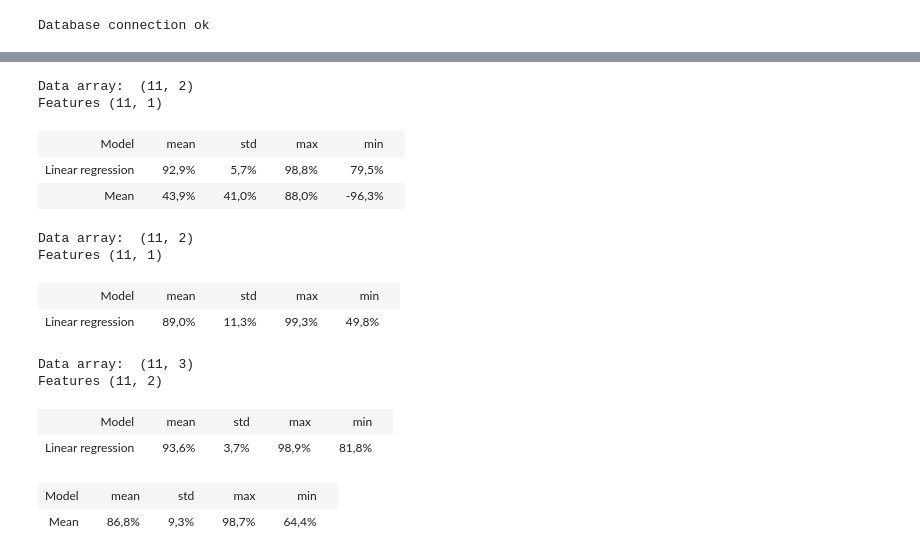
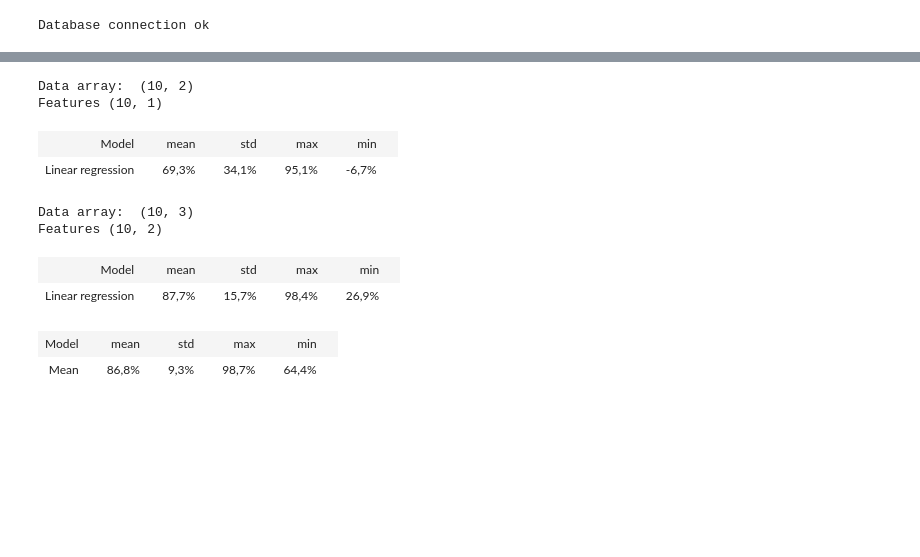
Before and after one commit to Miikkasna/cablepredictions, a Jupyter notebook: Whole ship cable quantities.ipynb, the cells around one changed output, grey strips where cells are left out. Drawn from its saved outputs; the diff is of its cells as text; code cells hidden in the pictures; blank space fills up the shorter version.

```diff
--- a/Whole ship cable quantities.ipynb
+++ b/Whole ship cable quantities.ipynb
@@ -36,62 +90,65 @@ Database connection ok
 # %%
 # Whole ship cable quantities
 # Predictors:
-# GT
+# Ship squares
 # Algorithms:
 # Linear regression
 
 # Get the data
-cursor.execute("SELECT gross_tonnage, sum(amount) FROM routed as r"
-    " LEFT JOIN projects as p ON p.project_id=r.project_id"
-    " GROUP BY r.project_id, gross_tonnage")
+cursor.execute("SELECT ship_squares , sum(quantity) FROM cable_quantities as r"
+    " LEFT JOIN (SELECT project_id, sum(squares) as ship_squares FROM areas GROUP BY project_id) as a ON a.project_id=r.project_id"
+    " WHERE r.project_id<>1376"
+    " GROUP BY r.project_id, ship_squares")
 data = np.array(cursor.fetchall()).astype('float32')
 print('Data array: ', data.shape)
 X = data[:, 0].reshape((-1, 1))
 print('Features', X.shape)
 y = data[:, -1]
 
 
 # init lpo split
 p = 2 #ships
 lpo = LeavePOut(p)
 
 # init regression model
 models = dict()
 models['Linear regression'] = linear_model.LinearRegression()
-models['Mean'] = DummyRegressor(strategy='mean')
 
 # train and evaluate all models with lpo
 table_rows = [['Model', 'mean', 'std', 'max', 'min']]
 for model_name in models.keys():
     model = models[model_name]
     scores = []
     for train_i, test_i in lpo.split(X):
         model.fit(X[train_i], y[train_i])
         preds = model.predict(X[test_i])
         scores.append(mape(y[test_i], preds))
     scores = np.array(scores)
     table_rows.append((model_name, 1-scores.mean(), scores.std(), 1-scores.min(), 1-scores.max()))
 display_table(table_rows)
 # %% [output]
-Data array:  (11, 2)
-Features (11, 1)
+Data array:  (10, 2)
+Features (10, 1)
 | Model |  | mean |  | std |  | max |  | min |  |
-| Linear regression |  | 92,9% |  | 5,7% |  | 98,8% |  | 79,5% |  |
-| Mean |  | 43,9% |  | 41,0% |  | 88,0% |  | -96,3% |  |
+| Linear regression |  | 69,3% |  | 34,1% |  | 95,1% |  | -6,7% |  |
 # %%
 # Whole ship cable quantities
 # Predictors:
+# GT
 # Ship squares
 # Algorithms:
 # Linear regression
 
+
 # Get the data
-cursor.execute("SELECT ship_squares , sum(amount) FROM routed as r"
+cursor.execute("SELECT gross_tonnage, ship_squares , sum(quantity) FROM cable_quantities as r"
     " LEFT JOIN (SELECT project_id, sum(squares) as ship_squares FROM areas GROUP BY project_id) as a ON a.project_id=r.project_id"
-    " GROUP BY r.project_id, ship_squares")
+    " LEFT JOIN projects as p ON p.project_id=r.project_id"
+    " WHERE r.project_id<>1376"
+    " GROUP BY r.project_id, ship_squares, gross_tonnage")
 data = np.array(cursor.fetchall()).astype('float32')
 print('Data array: ', data.shape)
-X = data[:, 0].reshape((-1, 1))
+X = data[:, [0, 1]]
 print('Features', X.shape)
 y = data[:, -1]
 
@@ -117,56 +174,10 @@ for model_name in models.keys():
     table_rows.append((model_name, 1-scores.mean(), scores.std(), 1-scores.min(), 1-scores.max()))
 display_table(table_rows)
 # %% [output]
-Data array:  (11, 2)
-Features (11, 1)
+Data array:  (10, 3)
+Features (10, 2)
 | Model |  | mean |  | std |  | max |  | min |  |
-| Linear regression |  | 89,0% |  | 11,3% |  | 99,3% |  | 49,8% |  |
+| Linear regression |  | 87,7% |  | 15,7% |  | 98,4% |  | 26,9% |  |
-# %%
-# Whole ship cable quantities
-# Predictors:
-# GT
-# Ship squares
-# Algorithms:
-# Linear regression
-
-
-# Get the data
-cursor.execute("SELECT gross_tonnage, ship_squares , sum(amount) FROM routed as r"
-    " LEFT JOIN (SELECT project_id, sum(squares) as ship_squares FROM areas GROUP BY project_id) as a ON a.project_id=r.project_id"
-    " LEFT JOIN projects as p ON p.project_id=r.project_id"
-    " GROUP BY r.project_id, ship_squares, gross_tonnage")
-data = np.array(cursor.fetchall()).astype('float32')
-print('Data array: ', data.shape)
-X = data[:, [0, 1]]
-print('Features', X.shape)
-y = data[:, -1]
-
-
-# init lpo split
-p = 2 #ships
-lpo = LeavePOut(p)
-
-# init regression model
-models = dict()
-models['Linear regression'] = linear_model.LinearRegression()
-
-# train and evaluate all models with lpo
-table_rows = [['Model', 'mean', 'std', 'max', 'min']]
-for model_name in models.keys():
-    model = models[model_name]
-    scores = []
-    for train_i, test_i in lpo.split(X):
-        model.fit(X[train_i], y[train_i])
-        preds = model.predict(X[test_i])
-        scores.append(mape(y[test_i], preds))
-    scores = np.array(scores)
-    table_rows.append((model_name, 1-scores.mean(), scores.std(), 1-scores.min(), 1-scores.max()))
-display_table(table_rows)
-# %% [output]
-Data array:  (11, 3)
-Features (11, 2)
-| Model |  | mean |  | std |  | max |  | min |  |
-| Linear regression |  | 93,6% |  | 3,7% |  | 98,9% |  | 81,8% |  |
 # %%
 # Whole ship cable quantities
 # Predictors:
```
Also changed, not shown: parts of 1 cell of this notebook, 5 other files.
